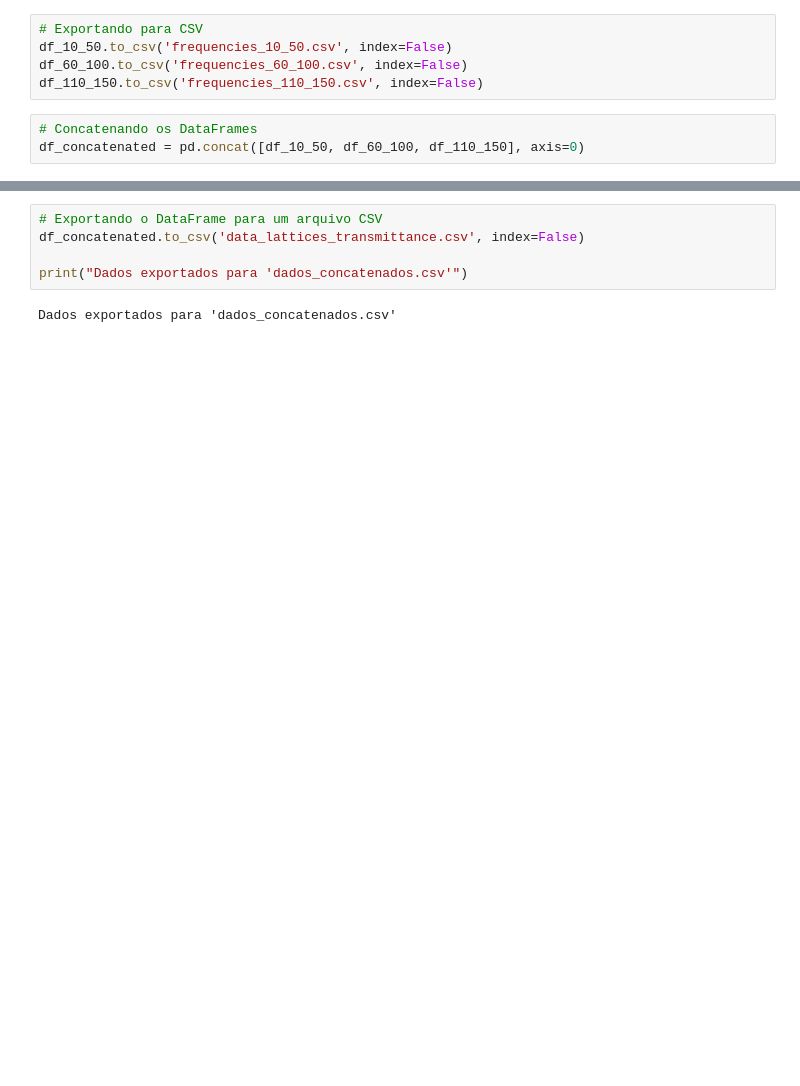
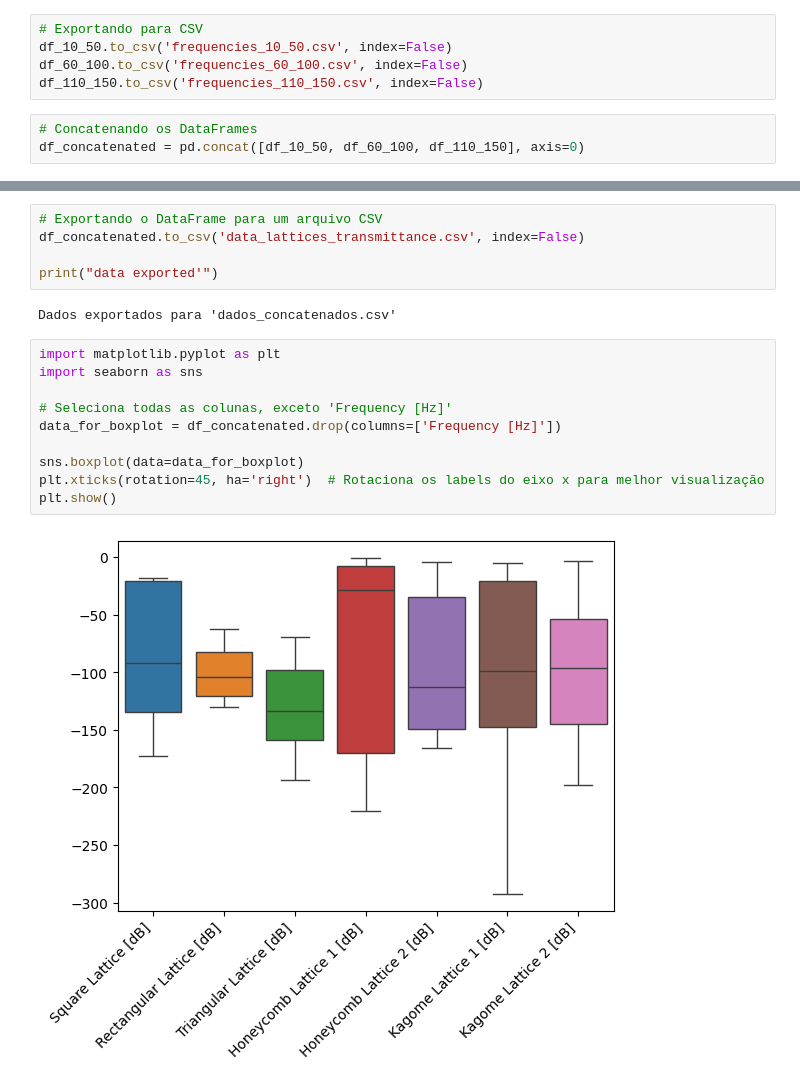
Before and after one commit to anderson-ferreira-83/Article_publish_comp_lattices_thin_plate_2023_anderson_83, a Jupyter notebook: sec4_2_res1_stat_descritive_lattices/results_tr_lattices_3_regions.ipynb, the cells around one changed output, grey strips where cells are left out. Drawn from its saved outputs; the diff is of its cells as text; blank space fills up the shorter version.

```diff
--- a/sec4_2_res1_stat_descritive_lattices/results_tr_lattices_3_regions.ipynb
+++ b/sec4_2_res1_stat_descritive_lattices/results_tr_lattices_3_regions.ipynb
@@ -111,6 +111,18 @@ df_concatenated.describe()
 # Exportando o DataFrame para um arquivo CSV
 df_concatenated.to_csv('data_lattices_transmittance.csv', index=False)
 
-print("Dados exportados para 'dados_concatenados.csv'")
+print("data exported'")
 # %% [output]
 Dados exportados para 'dados_concatenados.csv'
+# %%
+import matplotlib.pyplot as plt
+import seaborn as sns
+
+# Seleciona todas as colunas, exceto 'Frequency [Hz]'
+data_for_boxplot = df_concatenated.drop(columns=['Frequency [Hz]'])
+
+sns.boxplot(data=data_for_boxplot)
+plt.xticks(rotation=45, ha='right')  # Rotaciona os labels do eixo x para melhor visualização
+plt.show()
+# %% [output]
+[figure, added]
```
Also changed, not shown: parts of 7 cells of this notebook.
